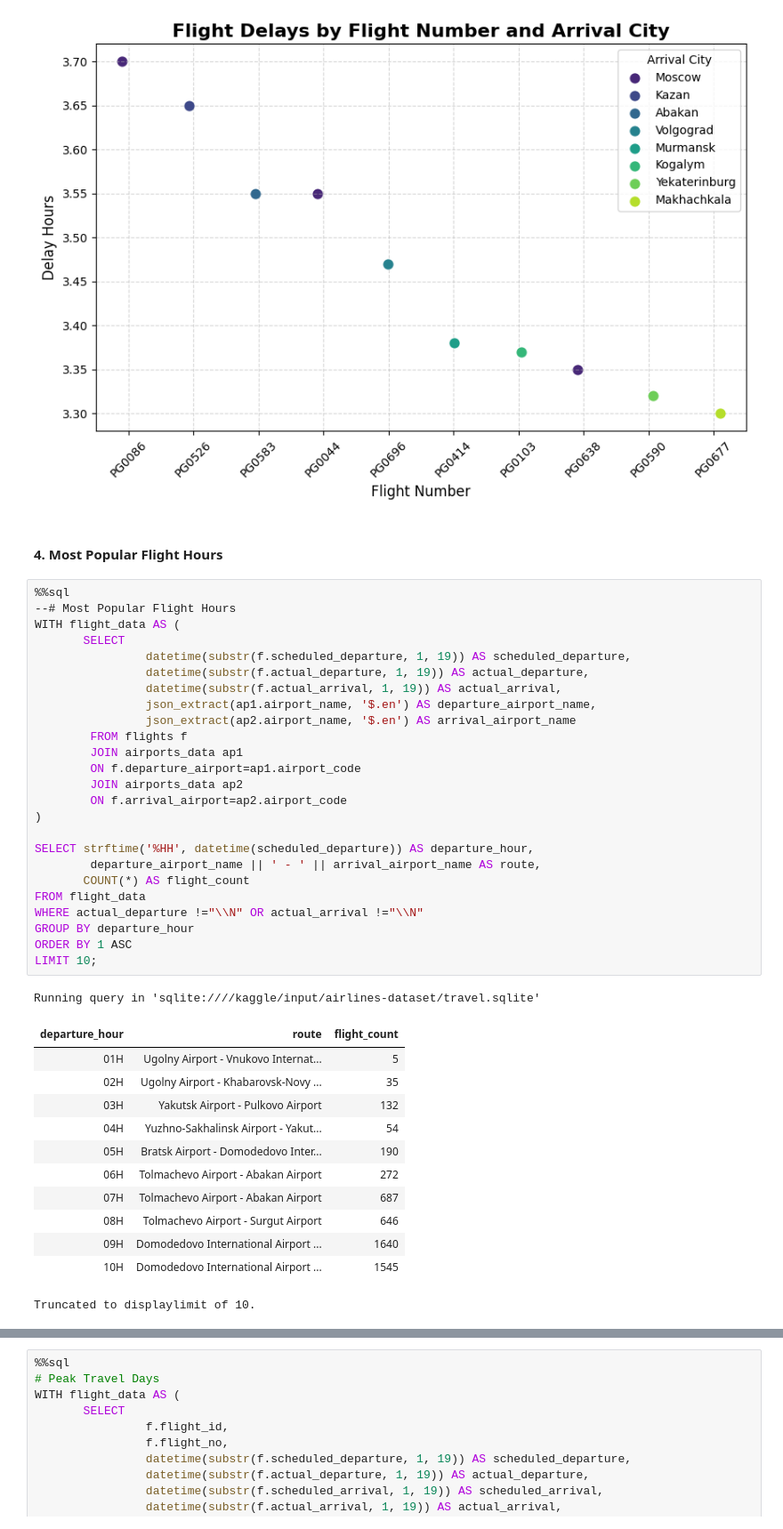
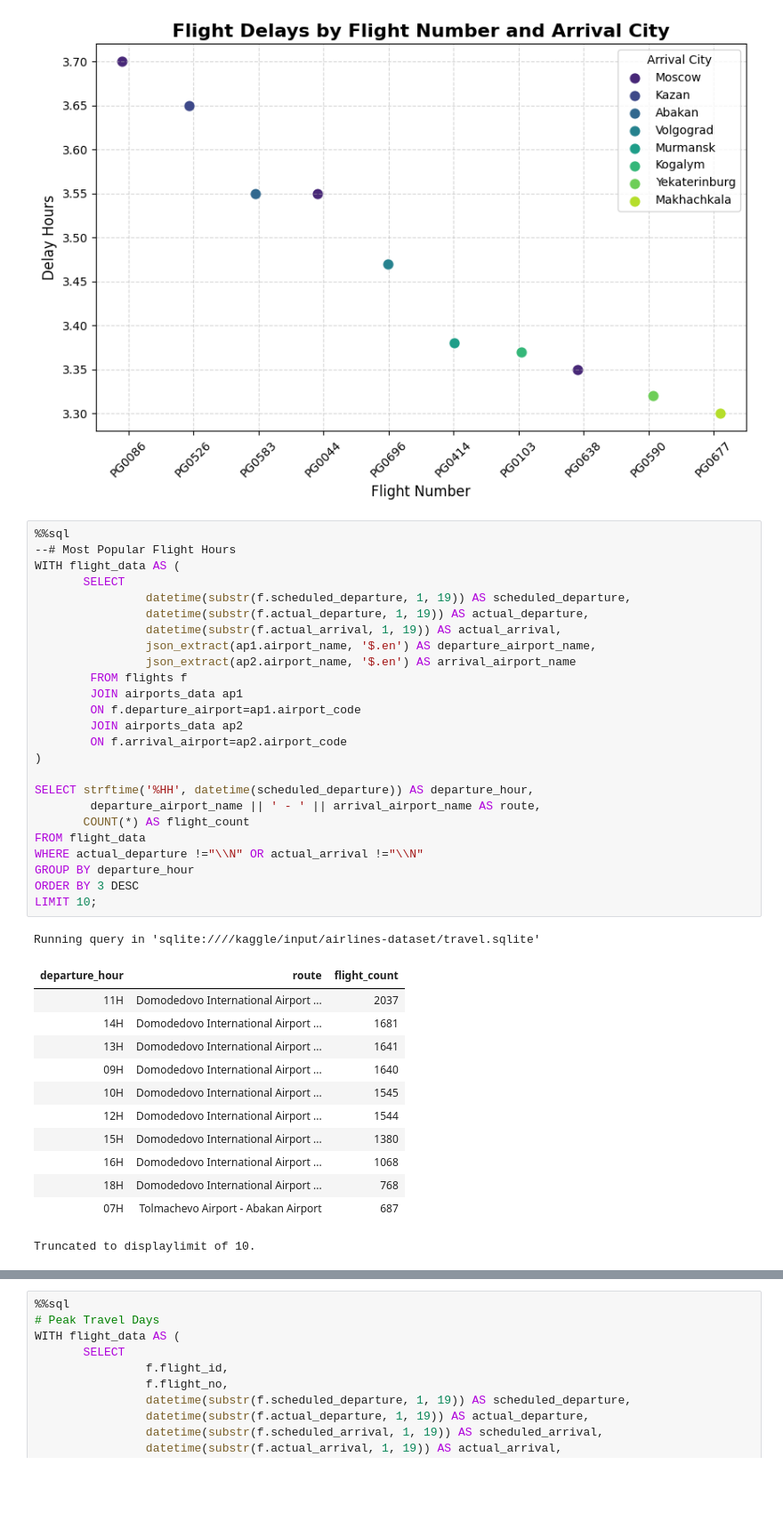
Before and after one commit to Daviedavie100/SQL_Projects, a Jupyter notebook: notebookee0d13d44b.ipynb, the cells around one changed output, grey strips where cells are left out. Shown at 89% size. Cells and saved outputs as stored; diff of their text form; blank space fills up the shorter version.

```diff
--- a/notebookee0d13d44b.ipynb
+++ b/notebookee0d13d44b.ipynb
@@ -506,46 +465,44 @@ plt.grid(True, linestyle='--', alpha=0.5)
 plt.show()
 # %% [output]
 [figure]
-# %% [markdown]
-#### 4. Most Popular Flight Hours
 # %%
 %%sql
 --# Most Popular Flight Hours
 WITH flight_data AS (
        SELECT
                 datetime(substr(f.scheduled_departure, 1, 19)) AS scheduled_departure,
                 datetime(substr(f.actual_departure, 1, 19)) AS actual_departure,
                 datetime(substr(f.actual_arrival, 1, 19)) AS actual_arrival,
                 json_extract(ap1.airport_name, '$.en') AS departure_airport_name,
                 json_extract(ap2.airport_name, '$.en') AS arrival_airport_name
         FROM flights f
         JOIN airports_data ap1
         ON f.departure_airport=ap1.airport_code
         JOIN airports_data ap2
         ON f.arrival_airport=ap2.airport_code
 )
 
 SELECT strftime('%HH', datetime(scheduled_departure)) AS departure_hour,
         departure_airport_name || ' - ' || arrival_airport_name AS route,
        COUNT(*) AS flight_count
 FROM flight_data
 WHERE actual_departure !="\\N" OR actual_arrival !="\\N"
 GROUP BY departure_hour
-ORDER BY 1 ASC
+ORDER BY 3 DESC
 LIMIT 10;
 # %% [output]
 Running query in 'sqlite:////kaggle/input/airlines-dataset/travel.sqlite'
 | departure_hour | route | flight_count |
-| 01H | Ugolny Airport - Vnukovo Internat... | 5 |
-| 02H | Ugolny Airport - Khabarovsk-Novy ... | 35 |
-| 03H | Yakutsk Airport - Pulkovo Airport | 132 |
-| 04H | Yuzhno-Sakhalinsk Airport - Yakut... | 54 |
-| 05H | Bratsk Airport - Domodedovo Inter... | 190 |
-| 06H | Tolmachevo Airport - Abakan Airport | 272 |
-| 07H | Tolmachevo Airport - Abakan Airport | 687 |
-| 08H | Tolmachevo Airport - Surgut Airport | 646 |
+| 11H | Domodedovo International Airport ... | 2037 |
+| 14H | Domodedovo International Airport ... | 1681 |
+| 13H | Domodedovo International Airport ... | 1641 |
 | 09H | Domodedovo International Airport ... | 1640 |
 | 10H | Domodedovo International Airport ... | 1545 |
+| 12H | Domodedovo International Airport ... | 1544 |
+| 15H | Domodedovo International Airport ... | 1380 |
+| 16H | Domodedovo International Airport ... | 1068 |
+| 18H | Domodedovo International Airport ... | 768 |
+| 07H | Tolmachevo Airport - Abakan Airport | 687 |
 Truncated to displaylimit of 10.
 # %%
 # Most Popular Flight Hours
```
Also changed, not shown: parts of 5 cells of this notebook.
